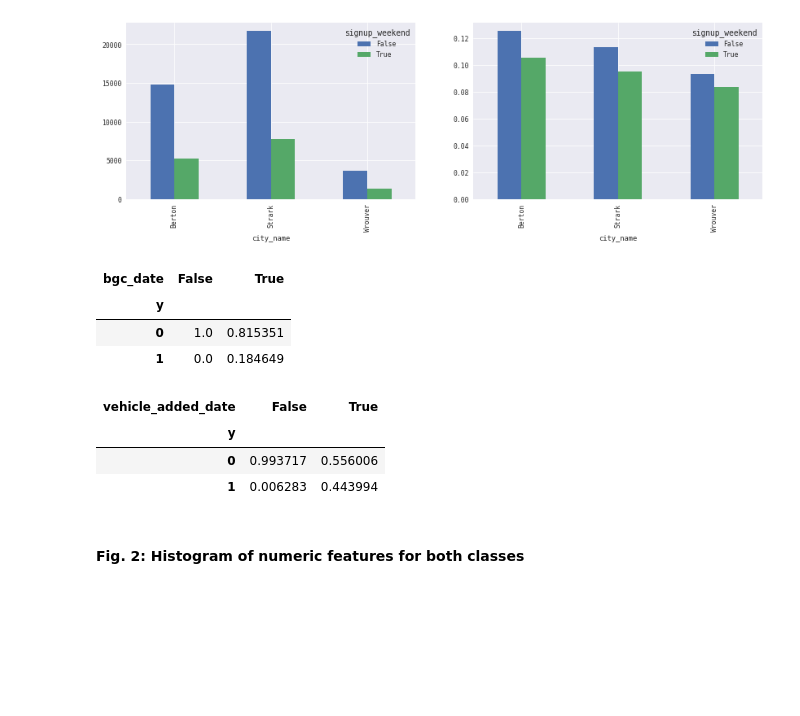
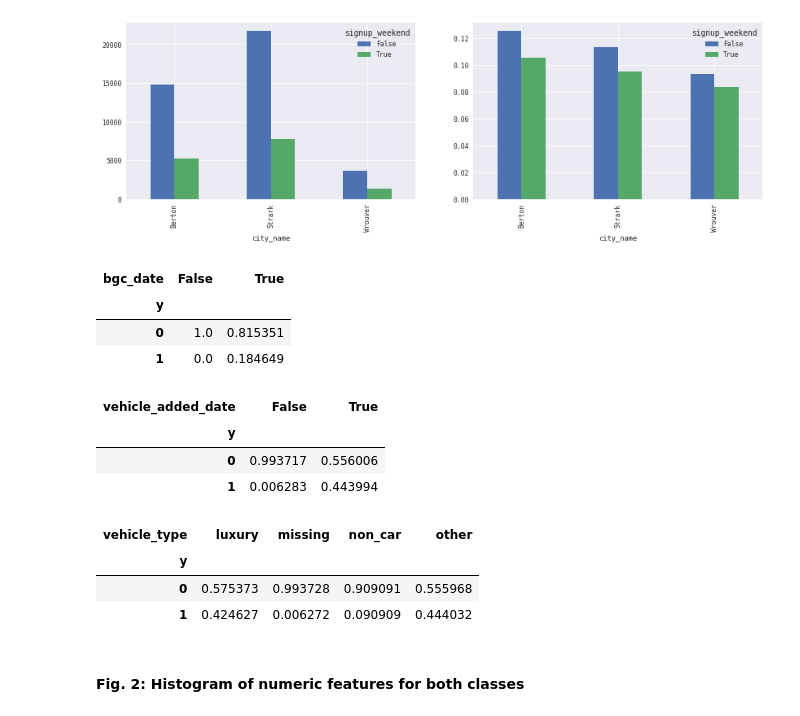
Before and after one commit to yuwei2341/PYSCRP, a Jupyter notebook: EDA.ipynb, the cells around one changed output. Cells and saved outputs as stored; diff of their text form; code cells hidden in the pictures; blank space fills up the shorter version.

```diff
--- a/EDA.ipynb
+++ b/EDA.ipynb
@@ -372,16 +372,22 @@ for ii in cat_col_scnd:
 # %%
 display(pd.crosstab(df.y, ~df.bgc_date.isnull(), normalize='columns'))
 
 display(pd.crosstab(df.y, ~df.vehicle_added_date.isnull(), normalize='columns'))
+
+display(pd.crosstab(df.y, df.vehicle_type, normalize='columns'))
 # %% [output]
 | bgc_date | False | True |
 | y |  |  |
 | 0 | 1.0 | 0.815351 |
 | 1 | 0.0 | 0.184649 |
 | vehicle_added_date | False | True |
 | y |  |  |
 | 0 | 0.993717 | 0.556006 |
 | 1 | 0.006283 | 0.443994 |
+| vehicle_type | luxury | missing | non_car | other |
+| y |  |  |  |  |
+| 0 | 0.575373 | 0.993728 | 0.909091 | 0.555968 |
+| 1 | 0.424627 | 0.006272 | 0.090909 | 0.444032 |
 # %% [markdown]
 #### Fig. 2: Histogram of numeric features for both classes
 # %%
```
Also changed, not shown: parts of 3 cells of this notebook, 1 other file.
